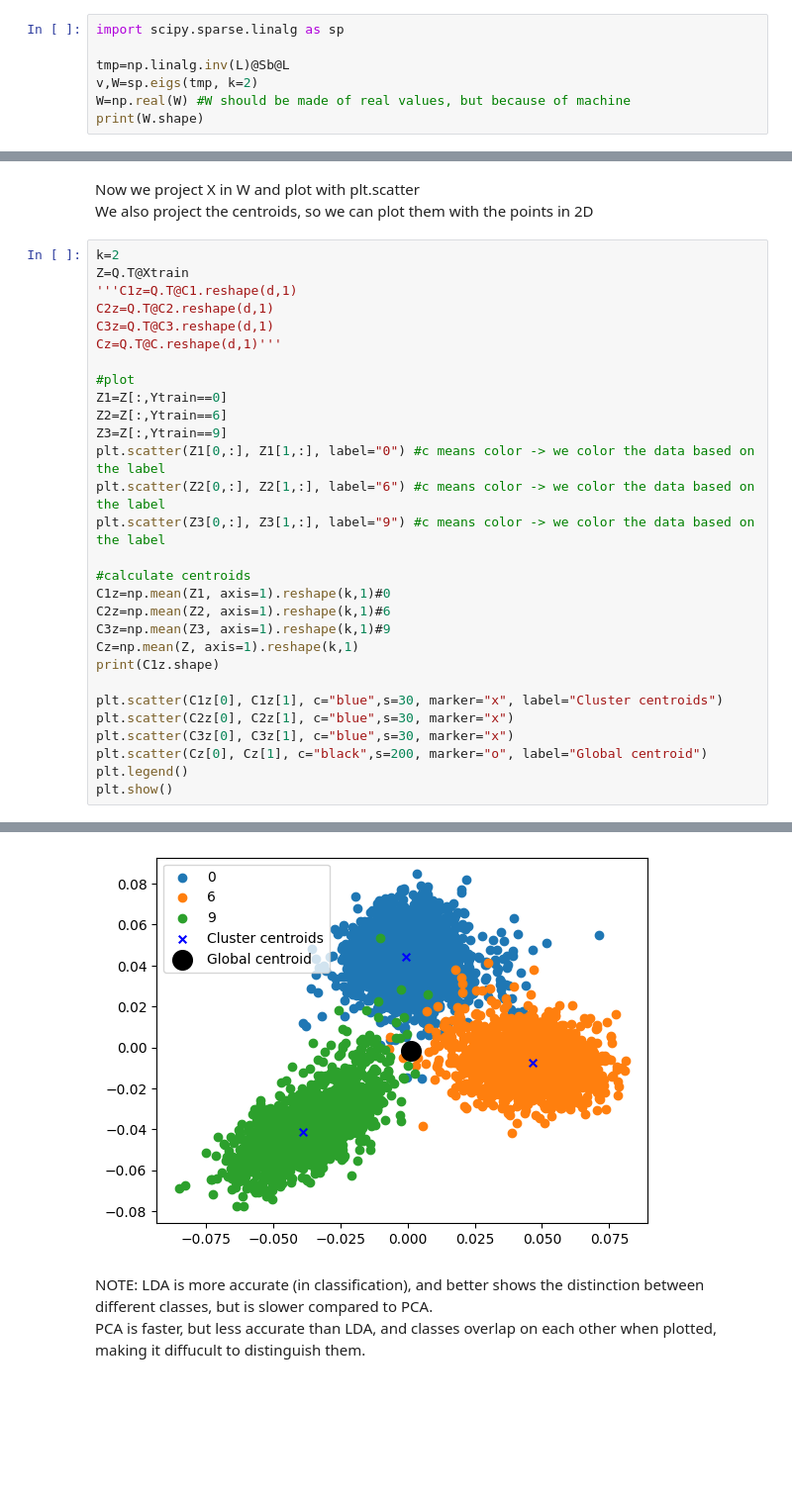
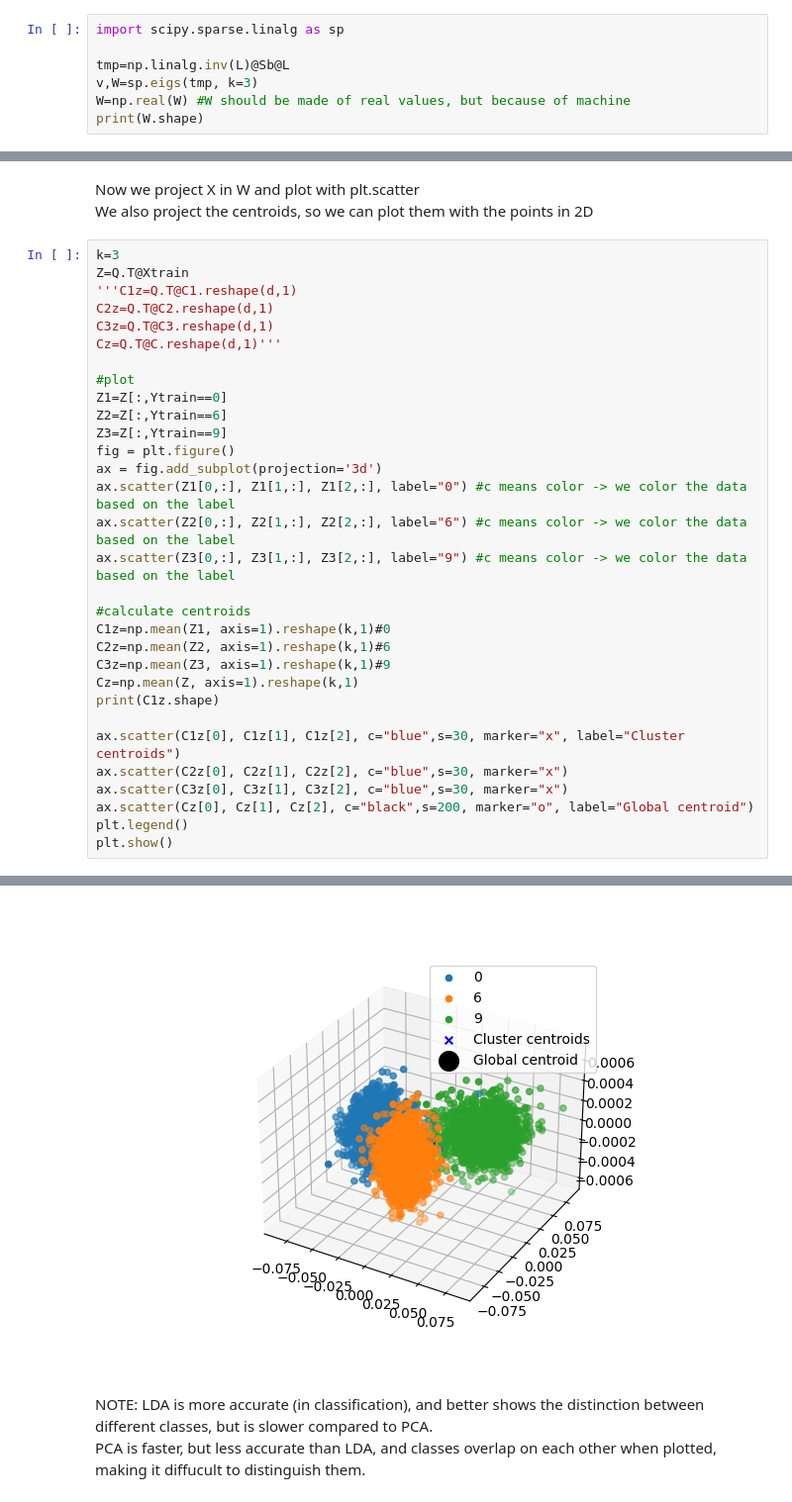
Before and after one commit to danielenapo/AI_unibo, a Jupyter notebook: Maths4ML/Homeworks/2/LDA_3D.ipynb, the cells around one changed output, grey strips where cells are left out. Shown at 99% size. Saved outputs shown, nothing was run; the diff lists cells and outputs as text; blank space fills up the shorter version.

```diff
--- a/Maths4ML/Homeworks/2/LDA_3D.ipynb
+++ b/Maths4ML/Homeworks/2/LDA_3D.ipynb
@@ -120,7 +119,7 @@ print(L.shape)
 import scipy.sparse.linalg as sp
 
 tmp=np.linalg.inv(L)@Sb@L
-v,W=sp.eigs(tmp, k=2)
+v,W=sp.eigs(tmp, k=3)
 W=np.real(W) #W should be made of real values, but because of machine
 print(W.shape)
 # %% [output]
@@ -136,7 +135,7 @@ print(Q.T.shape)
 Now we project X in W and plot with plt.scatter<br>
 We also project the centroids, so we can plot them with the points in 2D
 # %%
-k=2
+k=3
 Z=Q.T@Xtrain
 '''C1z=Q.T@C1.reshape(d,1)
 C2z=Q.T@C2.reshape(d,1)
@@ -147,9 +146,11 @@ Cz=Q.T@C.reshape(d,1)'''
 Z1=Z[:,Ytrain==0]
 Z2=Z[:,Ytrain==6]
 Z3=Z[:,Ytrain==9]
-plt.scatter(Z1[0,:], Z1[1,:], label="0") #c means color -> we color the data based on the label
-plt.scatter(Z2[0,:], Z2[1,:], label="6") #c means color -> we color the data based on the label
-plt.scatter(Z3[0,:], Z3[1,:], label="9") #c means color -> we color the data based on the label
+fig = plt.figure()
+ax = fig.add_subplot(projection='3d')
+ax.scatter(Z1[0,:], Z1[1,:], Z1[2,:], label="0") #c means color -> we color the data based on the label
+ax.scatter(Z2[0,:], Z2[1,:], Z2[2,:], label="6") #c means color -> we color the data based on the label
+ax.scatter(Z3[0,:], Z3[1,:], Z3[2,:], label="9") #c means color -> we color the data based on the label
 
 #calculate centroids
 C1z=np.mean(Z1, axis=1).reshape(k,1)#0
@@ -158,10 +159,10 @@ C3z=np.mean(Z3, axis=1).reshape(k,1)#9
 Cz=np.mean(Z, axis=1).reshape(k,1)
 print(C1z.shape)
 
-plt.scatter(C1z[0], C1z[1], c="blue",s=30, marker="x", label="Cluster centroids")
-plt.scatter(C2z[0], C2z[1], c="blue",s=30, marker="x")
-plt.scatter(C3z[0], C3z[1], c="blue",s=30, marker="x")
-plt.scatter(Cz[0], Cz[1], c="black",s=200, marker="o", label="Global centroid")
+ax.scatter(C1z[0], C1z[1], C1z[2], c="blue",s=30, marker="x", label="Cluster centroids")
+ax.scatter(C2z[0], C2z[1], C2z[2], c="blue",s=30, marker="x")
+ax.scatter(C3z[0], C3z[1], C3z[2], c="blue",s=30, marker="x")
+ax.scatter(Cz[0], Cz[1], Cz[2], c="black",s=200, marker="o", label="Global centroid")
 plt.legend()
 plt.show()
 # %% [output]
@@ -169,4 +170,4 @@ plt.show()
-[figure, old version]
+[figure, new version]
 # %% [markdown]
 
 NOTE: LDA is more accurate (in classification), and better shows the distinction between different classes, but is slower compared to PCA.<br>
```
Also changed, not shown: parts of 7 cells of this notebook, 8 other files.
